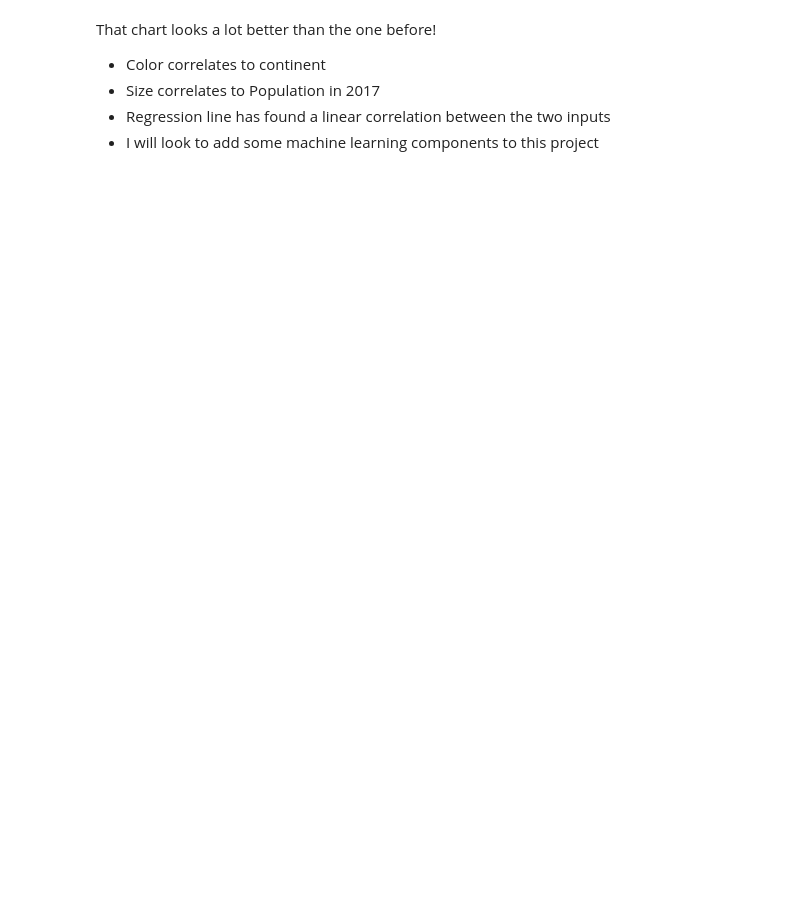
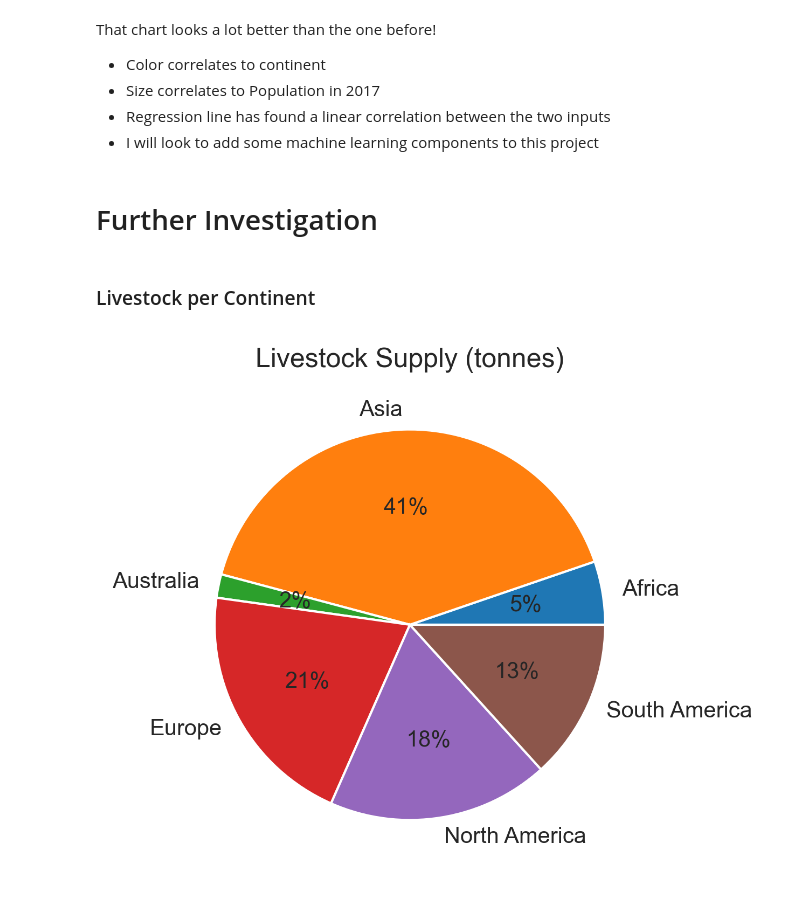
Before and after one commit to ssfriedman1/Meat-Consumption-Trends, a Jupyter notebook: meat_consume.ipynb, the cells around one changed output. Saved outputs shown, nothing was run; the diff lists cells and outputs as text; code cells hidden in the pictures; blank space fills up the shorter version.

```diff
--- a/meat_consume.ipynb
+++ b/meat_consume.ipynb
@@ -173,3 +188,11 @@ That chart looks a lot better than the one before!
 - Size correlates to Population in 2017
 - Regression line has found a linear correlation between the two inputs
 - I will look to add some machine learning components to this project
+# %% [markdown]
+# Further Investigation
+# %% [markdown]
+### Livestock per Continent ###
+# %%
+df_merged_all_2017.groupby(['Continent']).sum().plot(kind = 'pie', y = 'Livestock_Total_Production' ,autopct='%1.0f%%', legend = False, ylabel = '', title = 'Livestock Supply (tonnes)');
+# %% [output]
+[figure, added]
```
Also changed, not shown: parts of 17 cells of this notebook.
